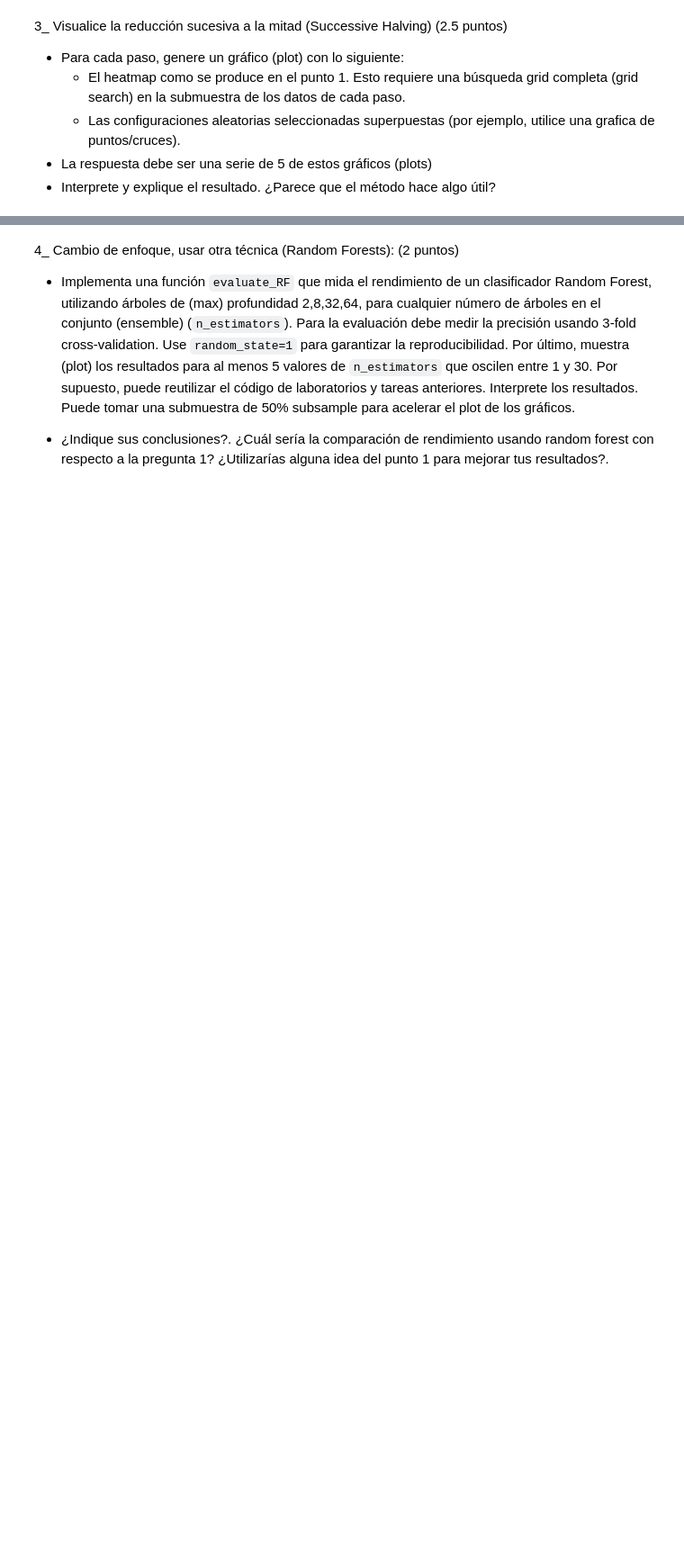
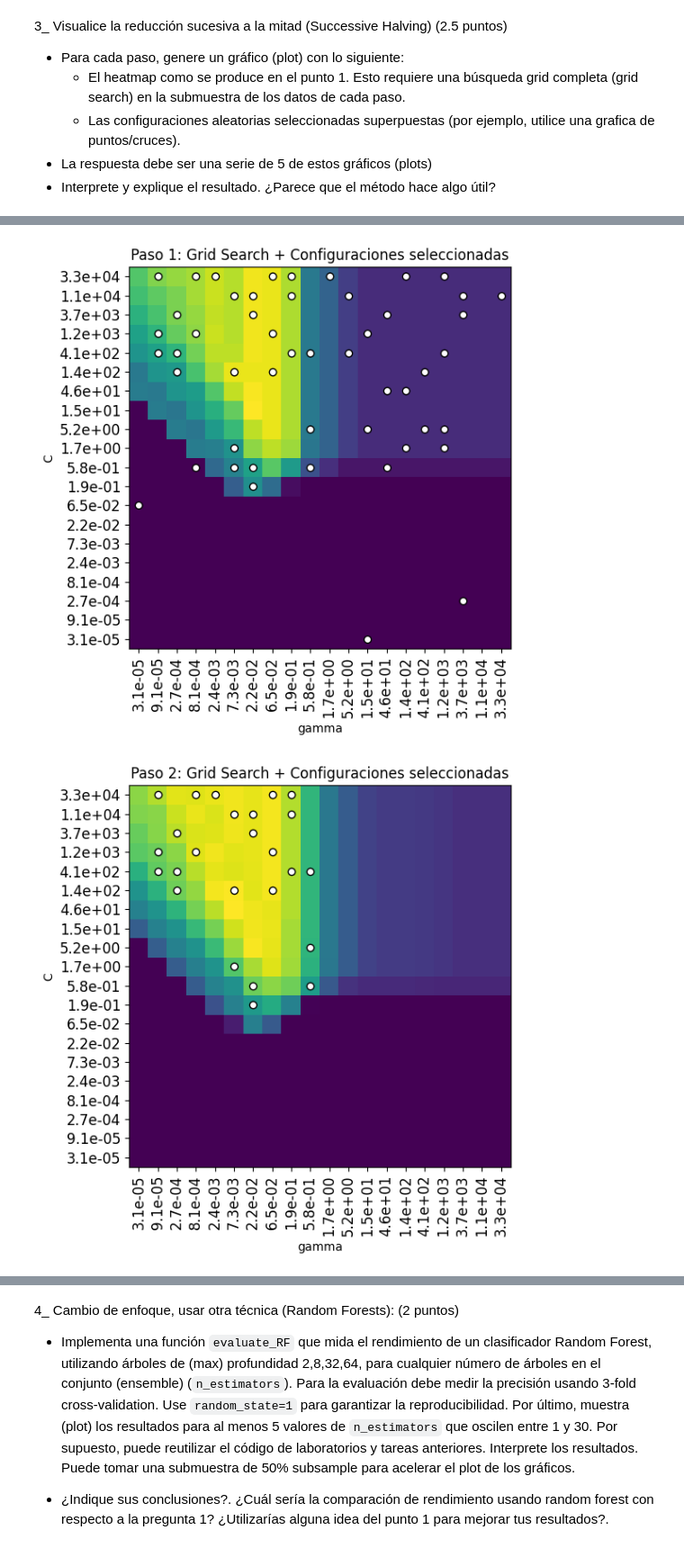
Before and after one commit to StefanoImanol/PC32025i, a Jupyter notebook: PC3_ia_2025iv1.0.ipynb, the cells around one changed output, grey strips where cells are left out. Shown at 90% size. Drawn from its saved outputs; the diff is of its cells as text; code cells hidden in the pictures; blank space fills up the shorter version.

```diff
--- a/PC3_ia_2025iv1.0.ipynb
+++ b/PC3_ia_2025iv1.0.ipynb
@@ -281,0 +365,4 @@ plt.show()
+# %%
+C_range = np.logspace(-15, 15, num=20, base=2)
+gamma_range = np.logspace(-15, 15, num=20, base=2)
+param_grid = [(float(C), float(g)) for C in C_range for g in gamma_range]
@@ -281,0 +390,40 @@ plt.show()
+# %%
+def plot_heatmap_with_selected(X, y, sample_size, selected_configs, step_num):
+    X_sub, y_sub = resample(X, y, n_samples=sample_size, stratify=y, random_state=42)
+
+    # Grid search en submuestra
+    score_matrix = np.zeros((len(C_range), len(gamma_range)))
+    for i, C in enumerate(C_range):
+        for j, gamma in enumerate(gamma_range):
+            model = SVC(C=C, gamma=gamma, kernel='rbf')
+            acc = cross_val_score(model, X_sub, y_sub, cv=3, scoring='accuracy').mean()
+            score_matrix[i, j] = acc
+
+    # Graficar heatmap
+    fig, ax = plt.subplots(figsize=(8, 6))
+    heatmap(
+        score_matrix,
+        xlabel="gamma",
+        ylabel="C",
+        xticklabels=[f"{g:.1e}" for g in gamma_range],
+        yticklabels=[f"{c:.1e}" for c in C_range],
+        cmap="viridis",
+        printvalues=False,
+        ax=ax
+    )
+
+    # Superponer puntos seleccionados
+    for C, gamma in selected_configs:
+        i = (np.abs(C_range - C)).argmin()
+        j = (np.abs(gamma_range - gamma)).argmin()
+        ax.plot(j + 0.5, i + 0.5, 'o', markerfacecolor='white', markeredgecolor='black', markersize=6)
+
+    plt.title(f"Paso {step_num}: Grid Search + Configuraciones seleccionadas")
+    plt.tight_layout()
+    plt.show()
+# %%
+for i in range(5):
+    plot_heatmap_with_selected(X_train, y_train, sample_sizes[i], selected_sets[i], i+1)
+# %% [output]
+[figure, added]
+[figure, added]
```
Also changed, not shown: parts of 13 cells of this notebook.
